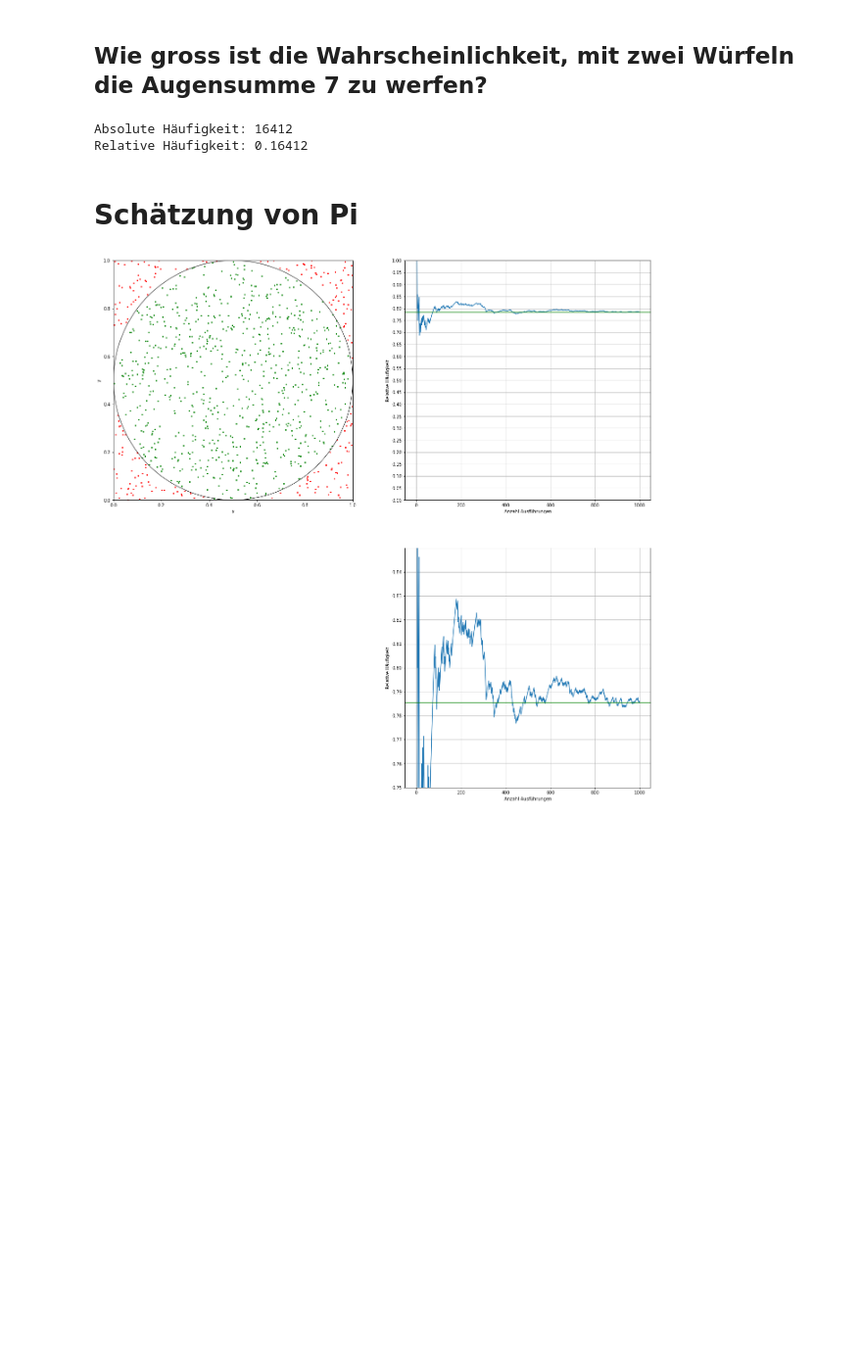
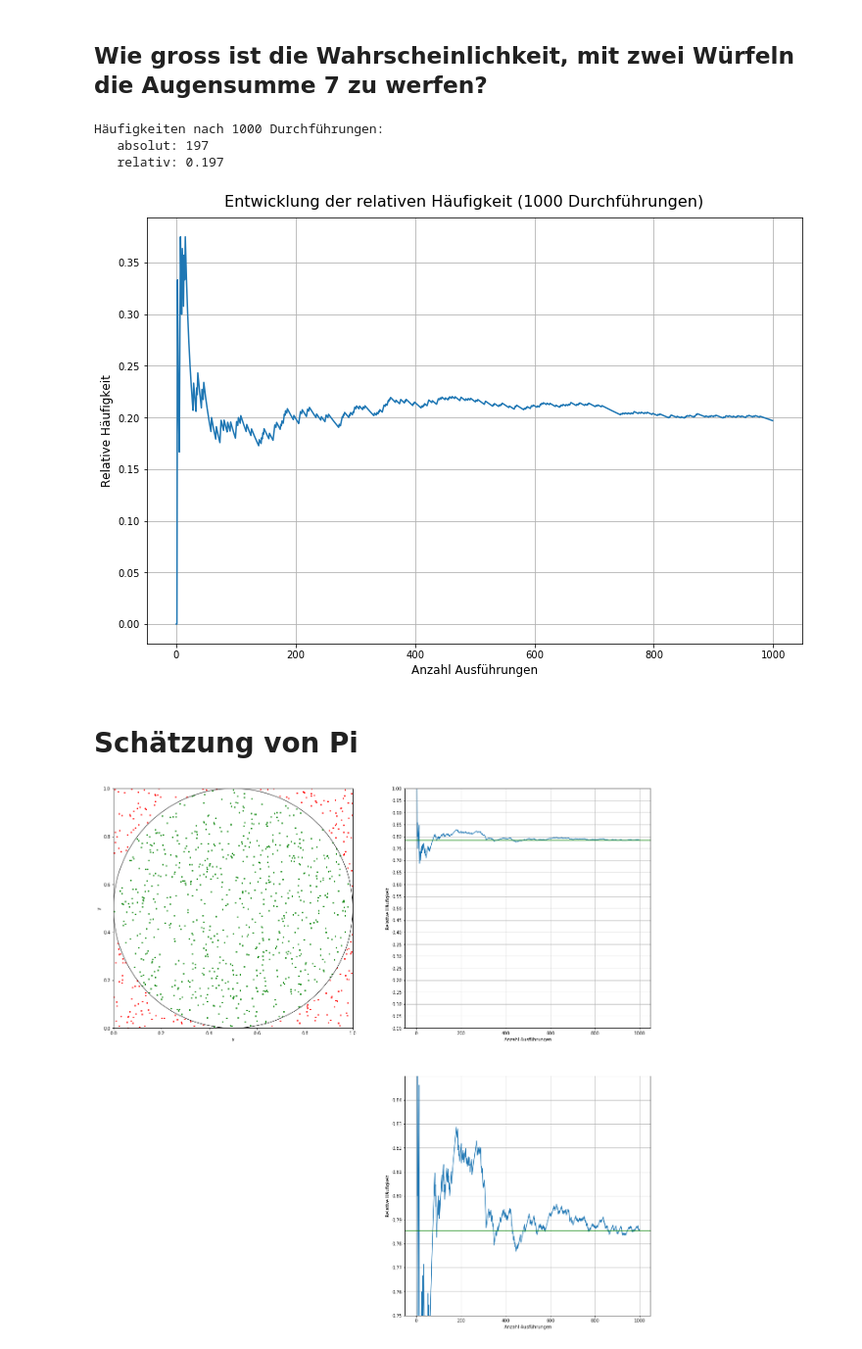
Before and after one commit to jlieberherr/jupyter-playground, a Jupyter notebook: gesetz_der_grossen_zahlen.ipynb, the cells around one changed output. Shown: that part at 98% size. Drawn from its saved outputs; the diff is of its cells as text; code cells hidden in the pictures; blank space fills up the shorter version.

```diff
--- a/gesetz_der_grossen_zahlen.ipynb
+++ b/gesetz_der_grossen_zahlen.ipynb
@@ -74,20 +74,35 @@ Wahrscheinlichkeit gemäss Modell: 0.0277777777778
 ## Wie gross ist die Wahrscheinlichkeit, mit zwei Würfeln die Augensumme 7 zu werfen?
 # %%
 def zaehle_wuerfe_mit_gegebener_augensumme(anzahl_ausfuehrungen, augensumme):
+    ran = range(1, anzahl_ausfuehrungen + 1)
+    absolute_haeufigkeiten = []
     anzahl_erfolge = 0
-    for _ in range(anzahl_ausfuehrungen):
+    for _ in range(1, anzahl_ausfuehrungen + 1):
         zufaellige_zahl_wuerfel_1 = random.randint(1, 6)
         zufaellige_zahl_wuerfel_2 = random.randint(1, 6)
         if zufaellige_zahl_wuerfel_1 + zufaellige_zahl_wuerfel_2 == augensumme:
             anzahl_erfolge += 1
-    return anzahl_erfolge, float(anzahl_erfolge) / anzahl_ausfuehrungen
+        absolute_haeufigkeiten += [anzahl_erfolge]
+    relative_haeufigkeiten = [float(absolute_haeufigkeiten[i - 1]) / i for i in ran]
+    return absolute_haeufigkeiten, relative_haeufigkeiten
-# %%
-abs_haeufigkeit, rel_haeufigkeit = zaehle_wuerfe_mit_gegebener_augensumme(100000, 7)
-print "Absolute Häufigkeit: {}".format(abs_haeufigkeit)
-print "Relative Häufigkeit: {}".format(rel_haeufigkeit)
-# %% [output]
-Absolute Häufigkeit: 16412
-Relative Häufigkeit: 0.16412
+# %%
+absolute_haeufigkeiten, relative_haeufigkeiten = zaehle_wuerfe_mit_gegebener_augensumme(1000, 7)
+print "Häufigkeiten nach {} Durchführungen:".format(len(absolute_haeufigkeiten))
+print "   absolut: {}".format(absolute_haeufigkeiten[-1])
+print "   relativ: {}".format(relative_haeufigkeiten[-1])
+fig, ax = plt.subplots()
+ax.plot(relative_haeufigkeiten, "-")
+plt.suptitle(u"Entwicklung der relativen Häufigkeit ({} Durchführungen)".format(len(absolute_haeufigkeiten)), fontsize=16, y=0.92)
+ax.set_xlabel(u"Anzahl Ausführungen", fontsize=12)
+ax.set_ylabel(u"Relative Häufigkeit", fontsize=12)
+ax.grid()
+fig.set_size_inches(12, 8)
+plt.show()
+# %% [output]
+Häufigkeiten nach 1000 Durchführungen:
+   absolut: 197
+   relativ: 0.197
+[figure, added]
 # %% [markdown]
 # Schätzung von Pi
 # %%
```
Also changed, not shown: parts of 1 cell of this notebook.
